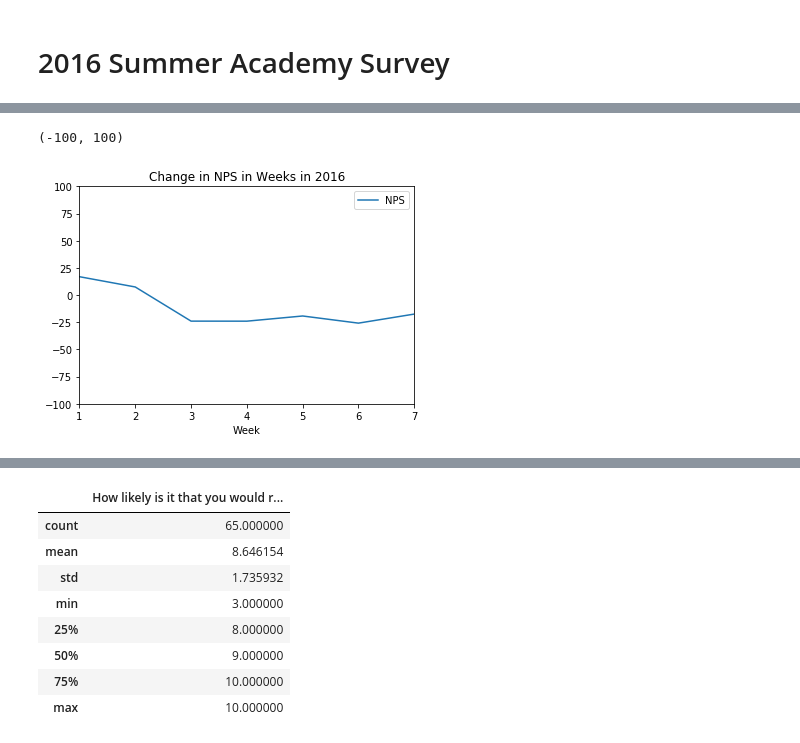
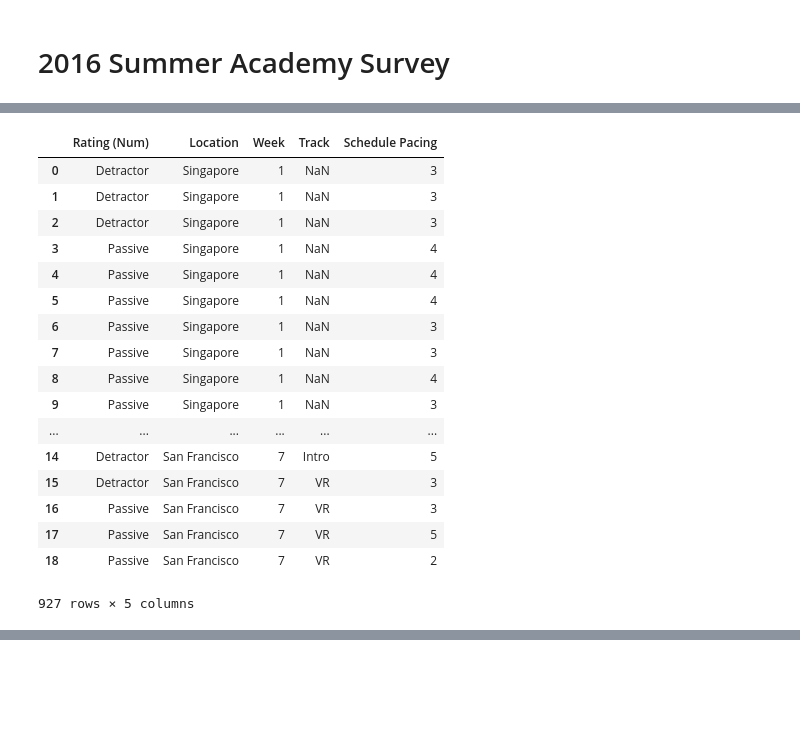
Before and after one commit to kaichimomose/DS-1-Data-Analysis, a Jupyter notebook: Make_School_survey_project.ipynb, the cells around one changed output, grey strips where cells are left out. Drawn from its saved outputs; the diff is of its cells as text; code cells hidden in the pictures; blank space fills up the shorter version.

```diff
--- a/Make_School_survey_project.ipynb
+++ b/Make_School_survey_project.ipynb
@@ -216,21 +224,18 @@ df_2016 = df_2016.drop("Timestamp", 1)
 df_2016 = df_2016.drop("Unnamed: 0", 1)
 df_2016 = df_2016.rename(columns = {"How would you rate your overall satisfaction with the Summer Academy this week?" : "Rating (Num)", "What track are you in?" : "Track"})
 # %%
-ratings = df_2016["Rating (Num)"]
-newRatings = np.array([])
+def nps_rating(number_rating):
+    newRatings = np.array([])
 
-for num in ratings:
-    if not num == "#REF!":
-        if float(num) > 4:
-            newRatings = np.append(newRatings, "Promoter")
-        elif float(num) > 3:
-            newRatings = np.append(newRatings, "Passive")
+    for num in number_rating:
+        if not num == "#REF!":
+            if float(num) > 4:
+                newRatings = np.append(newRatings, "Promoter")
+            elif float(num) > 3:
+                newRatings = np.append(newRatings, "Passive")
+            else:
+                newRatings = np.append(newRatings, "Detractor")
         else:
-            newRatings = np.append(newRatings, "Detractor")
-    else:
-        newRatings = np.append(newRatings, "NaN")
-
-
-ratingDf = pd.DataFrame(newRatings)
-df_2016["Rating (Num)"] = ratingDf
-df_2016
+            newRatings = np.append(newRatings, "NaN")
+    nps_ratingDf = pd.DataFrame(newRatings)
+    return nps_ratingDf
@@ -275,18 +242,26 @@ def calave_2016():
-# %%
-# means = calave_2016()
-npsScores = calNps_2016()
-TNR_2016 = {"Week": [], "NPS" : []}
-for i in range(1,8):
-    TNR_2016["NPS"].append(npsScores[i-1])
-#     TNR["Satisfaction"].append(means[i-1])
-    TNR_2016["Week"].append(i)
-TNR_2016 = pd.DataFrame(TNR_2016)
-TNR_2016.plot(x="Week", y="NPS", title="Change in NPS in Weeks in 2016")
-plt.xlim(1,7)
-plt.ylim(-100,100)
-# %% [output]
-(-100, 100)
-[figure, removed]
+# %%
+ratings = df_2016["Rating (Num)"]
+df_2016["Rating (Num)"] = nps_rating(ratings)
+df_2016
+# %% [output]
+|  | Rating (Num) | Location | Week | Track | Schedule Pacing |
+| 0 | Detractor | Singapore | 1 | NaN | 3 |
+| 1 | Detractor | Singapore | 1 | NaN | 3 |
+| 2 | Detractor | Singapore | 1 | NaN | 3 |
+| 3 | Passive | Singapore | 1 | NaN | 4 |
+| 4 | Passive | Singapore | 1 | NaN | 4 |
+| 5 | Passive | Singapore | 1 | NaN | 4 |
+| 6 | Passive | Singapore | 1 | NaN | 3 |
+| 7 | Passive | Singapore | 1 | NaN | 3 |
+| 8 | Passive | Singapore | 1 | NaN | 4 |
+| 9 | Passive | Singapore | 1 | NaN | 3 |
+| ... | ... | ... | ... | ... | ... |
+| 14 | Detractor | San Francisco | 7 | Intro | 5 |
+| 15 | Detractor | San Francisco | 7 | VR | 3 |
+| 16 | Passive | San Francisco | 7 | VR | 3 |
+| 17 | Passive | San Francisco | 7 | VR | 5 |
+| 18 | Passive | San Francisco | 7 | VR | 2 |
+927 rows × 5 columns
 # %%
 path = "Week 8 Feedback (2016, incomplete) - results.csv"
 df_2016_week8 = pd.read_csv(path)
@@ -310,18 +285,6 @@ df_2016_week8
 | 63 | f5716831fe432cef5da980038f2f8969 | 9 | San Francisco | summerIntro | 9/14/16 12:04 | 9/14/16 12:10 | 843b902fa2 |
 | 64 | 951e9361c4da1756ae1c6fb2612cb9dd | 9 | Sunnyvale | summerGames | 9/26/16 16:33 | 9/26/16 16:34 | a2863e199d |
 65 rows × 7 columns
-# %%
-df_2016_week8.describe()
-# %% [output]
-|  | How likely is it that you would r... |
-| count | 65.000000 |
-| mean | 8.646154 |
-| std | 1.735932 |
-| min | 3.000000 |
-| 25% | 8.000000 |
-| 50% | 9.000000 |
-| 75% | 10.000000 |
-| max | 10.000000 |
 # %%
 df_2016_week8 = df_2016_week8.drop("Start Date (UTC)", 1)
 df_2016_week8 = df_2016_week8.drop("Submit Date (UTC)", 1)
```
Also changed, not shown: parts of 13 cells of this notebook.
